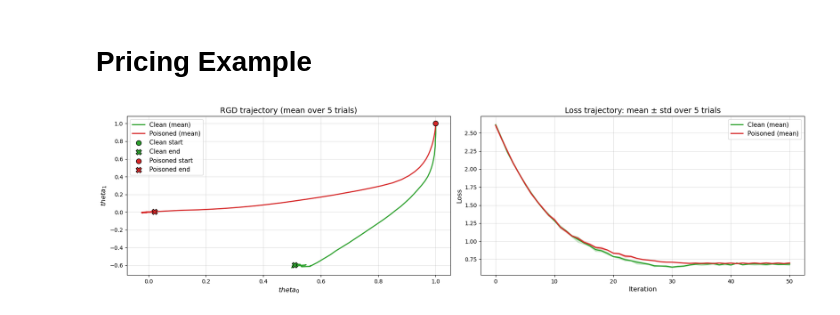
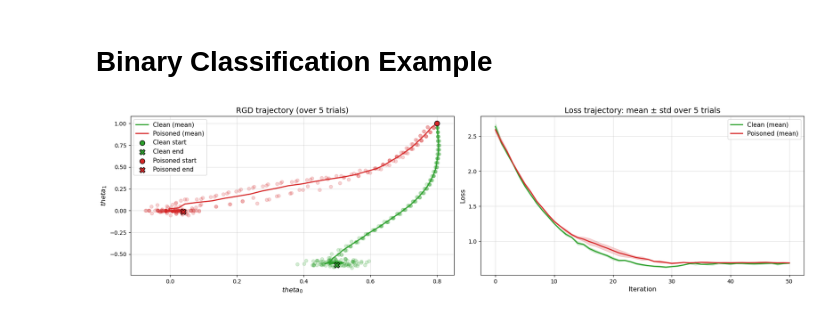
Before and after one commit to tetsnaga/poison-perf, a Jupyter notebook: poisoning/white_box_poison.ipynb, the cells around one changed output. Saved outputs shown, nothing was run; the diff lists cells and outputs as text; code cells hidden in the pictures.

```diff
--- a/poisoning/white_box_poison.ipynb
+++ b/poisoning/white_box_poison.ipynb
@@ -88,8 +88,8 @@ def white_box_poison_function(
     z_0 = z.clone().detach()
     for _ in range(num_steps):
 
-        theta.requires_grad_(True)
-        theta.grad = None
+        # theta.requires_grad_(True)
+        # theta.grad = None
 
         # l_theta = loss(z, theta)
         # theta_grad_true = torch.autograd.grad(l_theta, theta, create_graph=True)[0].detach().clone()
@@ -151,7 +151,7 @@ def theta_update_estimator(z, theta, eta, loss):
 
     return theta_new
 # %% [markdown]
-# Pricing Example
+# Binary Classification Example
 # %%
 def binary_classification(
             mu_0: torch.Tensor = torch.tensor([1.0]),
@@ -195,7 +195,6 @@ eta = 0.05
 n = 500
 max_iter = 50
 
-
 D_theta, loss, mu_f = binary_classification(
     mu_0=mu_0,
     mu_1=mu_1,
@@ -207,8 +206,8 @@ D_theta, loss, mu_f = binary_classification(
 
 poison_kwargs = {
     'num_steps': 20,
-    'step_size': .1,
-    'epsilon': 2,
+    'step_size': 1,
+    'epsilon': 10,
     'theta_update_estimator': theta_update_estimator,
 }
 
@@ -242,7 +241,8 @@ all_loss_clean_list = []
 all_loss_poisoned_list = []
 
 for trial in range(n_trials):
-    all_theta_clean, all_theta_poisoned, all_loss_clean, all_loss_poisoned = run_trial(theta_0 = torch.tensor([1.0,1]))
+    theta_0 = torch.tensor([0.8,1.0])
+    all_theta_clean, all_theta_poisoned, all_loss_clean, all_loss_poisoned = run_trial(theta_0=theta_0)
     all_theta_clean_list.append(all_theta_clean)
     all_theta_poisoned_list.append(all_theta_poisoned)
     all_loss_clean_list.append(all_loss_clean)
@@ -256,9 +256,7 @@ clean_stack = torch.stack([torch.stack(traj,-1) for traj in all_theta_clean_list
 poison_stack = torch.stack([torch.stack(traj,-1) for traj in all_theta_poisoned_list])  # [n_trials, T]
 
 clean_mean = clean_stack.mean(dim=0).numpy()
-clean_std  = clean_stack.std(dim=0, unbiased=False).numpy()
 poison_mean = poison_stack.mean(dim=0).numpy()
-poison_std  = poison_stack.std(dim=0, unbiased=False).numpy()
 
 # Also process loss trajectories
 loss_clean_stack = torch.stack([to_float_array(traj) for traj in all_loss_clean_list])      # [n_trials, T]
@@ -273,42 +271,46 @@ x = np.arange(loss_clean_mean.shape[0])
 
 fig, (ax1, ax2) = plt.subplots(1, 2, figsize=(18,5))
 
-# Plot parameter trajectories
 # plot mean trajectories as lines
 ax1.plot(clean_mean[0, :], clean_mean[1, :], label='Clean (mean)', color='tab:green', linewidth=2)
 ax1.plot(poison_mean[0, :], poison_mean[1, :], label='Poisoned (mean)', color='tab:red', linewidth=2)
+
+for traj in clean_stack:
+    ax1.scatter(traj[0, :].numpy(), traj[1, :].numpy(), color='tab:green', alpha=0.2, linewidth=1)
+
+for traj in poison_stack:
+    ax1.scatter(traj[0, :].numpy(), traj[1, :].numpy(), color='tab:red', alpha=0.2, linewidth=1)
 
 # mark first and last points with two different markers ('o' for start, 'X' for end)
 first_idx = 0
 last_idx = clean_mean.shape[1] - 1
 
 ax1.scatter(clean_mean[0, first_idx], clean_mean[1, first_idx], marker='o', color='tab:green', s=80, edgecolor='k', zorder=5, label='Clean start')
 ax1.scatter(clean_mean[0, last_idx],  clean_mean[1, last_idx],  marker='X', color='tab:green', s=100, edgecolor='k', zorder=6, label='Clean end')
 
 ax1.scatter(poison_mean[0, first_idx], poison_mean[1, first_idx], marker='o', color='tab:red', s=80, edgecolor='k', zorder=5, label='Poisoned start')
 ax1.scatter(poison_mean[0, last_idx],  poison_mean[1, last_idx],  marker='X', color='tab:red', s=100, edgecolor='k', zorder=6, label='Poisoned end')
 
-
 ax1.set_xlabel(r'$theta_0$', fontsize=12)
 ax1.set_ylabel(r'$theta_1$', fontsize=12)
-ax1.set_title(f'RGD trajectory (mean over {clean_stack.shape[0]} trials)', fontsize=14)
+ax1.set_title(f'RGD trajectory (over {clean_stack.shape[0]} trials)', fontsize=14)
 ax1.legend(loc='best', fontsize=11)
 ax1.grid(alpha=0.4)
 
 # Plot loss trajectories
 ax2.plot(x, loss_clean_mean, label='Clean (mean)', color='tab:green', linewidth=2)
 ax2.fill_between(x, loss_clean_mean - loss_clean_std, loss_clean_mean + loss_clean_std, color='tab:green', alpha=0.2)
 
 ax2.plot(x, loss_poison_mean, label='Poisoned (mean)', color='tab:red', linewidth=2)
 ax2.fill_between(x, loss_poison_mean - loss_poison_std, loss_poison_mean + loss_poison_std, color='tab:red', alpha=0.2)
 
 ax2.set_xlabel('Iteration', fontsize=12)
 ax2.set_ylabel('Loss', fontsize=12)
 ax2.set_title(f'Loss trajectory: mean ± std over {clean_stack.shape[0]} trials', fontsize=14)
 ax2.legend(loc='best', fontsize=11)
 ax2.grid(alpha=0.4)
 
 plt.tight_layout()
 plt.show()
 # %% [output]
-[figure, old version]
+[figure, new version]
```
Also changed, not shown: 1 other file.
